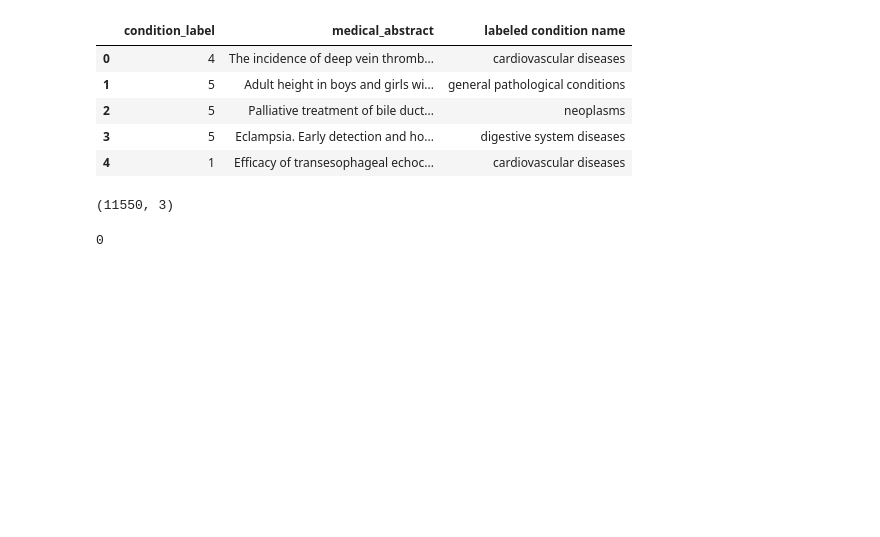
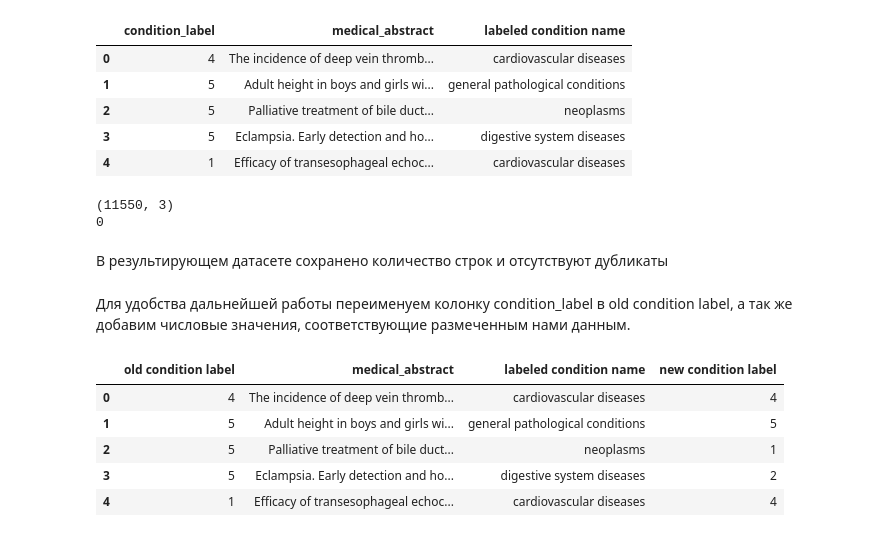
Before and after one commit to BespilotNick/Data-collection-and-markup, a Jupyter notebook: Seminar_9/Hometask_9.ipynb, the cells around one changed output. Saved outputs shown, nothing was run; the diff lists cells and outputs as text; code cells hidden in the pictures; blank space fills up the shorter version.

```diff
--- a/Seminar_9/Hometask_9.ipynb
+++ b/Seminar_9/Hometask_9.ipynb
@@ -218,11 +218,26 @@ df_common.head()
 | 2 | 5 | Palliative treatment of bile duct... | neoplasms |
 | 3 | 5 | Eclampsia. Early detection and ho... | digestive system diseases |
 | 4 | 1 | Efficacy of transesophageal echoc... | cardiovascular diseases |
+# %%
+print(df_common.shape)
+print(len(df_common[df_common.duplicated ()]))
+# %% [output]
+(11550, 3)
+0
+# %% [markdown]
+В результирующем датасете сохранено количество строк и отсутствуют дубликаты
+# %% [markdown]
+Для удобства дальнейшей работы переименуем колонку condition_label в old condition label,  а так же добавим числовые значения, соответствующие размеченным нами данным.
+# %%
+df_common.rename(columns={'condition_label': 'old condition label'}, inplace=True)
+assessment_map = {"neoplasms": 1, "digestive system diseases": 2, "nervous system diseases": 3, "cardiovascular diseases": 4, "general pathological conditions": 5}
+df_common['new condition label'] = df_common['labeled condition name'].map(assessment_map)
 # %%
-df_common.shape
+df_common.head()
 # %% [output]
-(11550, 3)
+|  | old condition label | medical_abstract | labeled condition name | new condition label |
+| 0 | 4 | The incidence of deep vein thromb... | cardiovascular diseases | 4 |
+| 1 | 5 | Adult height in boys and girls wi... | general pathological conditions | 5 |
+| 2 | 5 | Palliative treatment of bile duct... | neoplasms | 1 |
+| 3 | 5 | Eclampsia. Early detection and ho... | digestive system diseases | 2 |
+| 4 | 1 | Efficacy of transesophageal echoc... | cardiovascular diseases | 4 |
-# %%
-print(len(df_common[df_common.duplicated ()]))
-# %% [output]
-0
```
